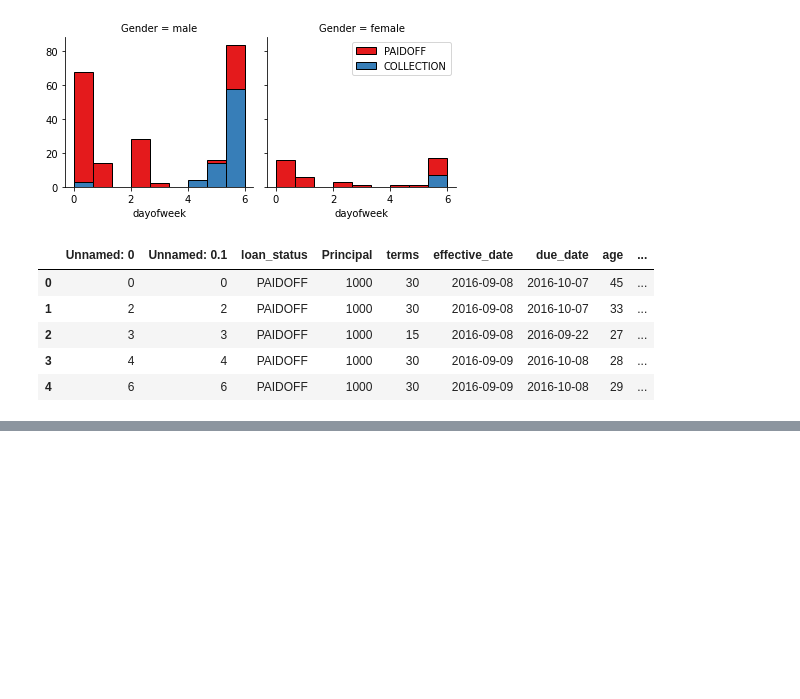
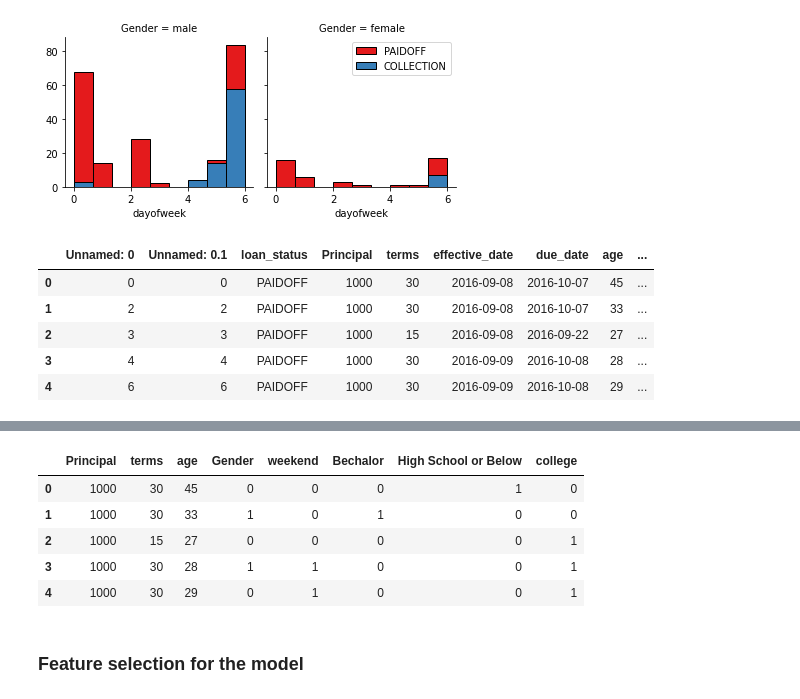
Before and after one commit to prasadi-dialog/coursera_capstone_project, a Jupyter notebook: Capstone Project Notebook.ipynb, the cells around one changed output, grey strips where cells are left out. Cells and saved outputs as stored; diff of their text form; code cells hidden in the pictures; blank space fills up the shorter version.

```diff
--- a/Capstone Project Notebook.ipynb
+++ b/Capstone Project Notebook.ipynb
@@ -120,0 +133,3 @@ df.head()
+# %%
+df['Gender'].replace(to_replace=['male','female'], value=[0,1],inplace=True)
+df.head()
@@ -120,0 +165,15 @@ df.head()
+# %%
+# one-hot encode education feature
+Feature = df[['Principal','terms','age','Gender','weekend']]
+Feature = pd.concat([Feature,pd.get_dummies(df['education'])], axis=1)
+Feature.drop(['Master or Above'], axis = 1,inplace=True)
+Feature.head()
+# %% [output]
+|  | Principal | terms | age | Gender | weekend | Bechalor | High School or Below | college |
+| 0 | 1000 | 30 | 45 | 0 | 0 | 0 | 1 | 0 |
+| 1 | 1000 | 30 | 33 | 1 | 0 | 1 | 0 | 0 |
+| 2 | 1000 | 15 | 27 | 0 | 0 | 0 | 0 | 1 |
+| 3 | 1000 | 30 | 28 | 1 | 1 | 0 | 0 | 1 |
+| 4 | 1000 | 30 | 29 | 0 | 1 | 0 | 0 | 1 |
+# %% [markdown]
+### Feature selection for the model
```
Also changed, not shown: parts of 47 cells of this notebook.
